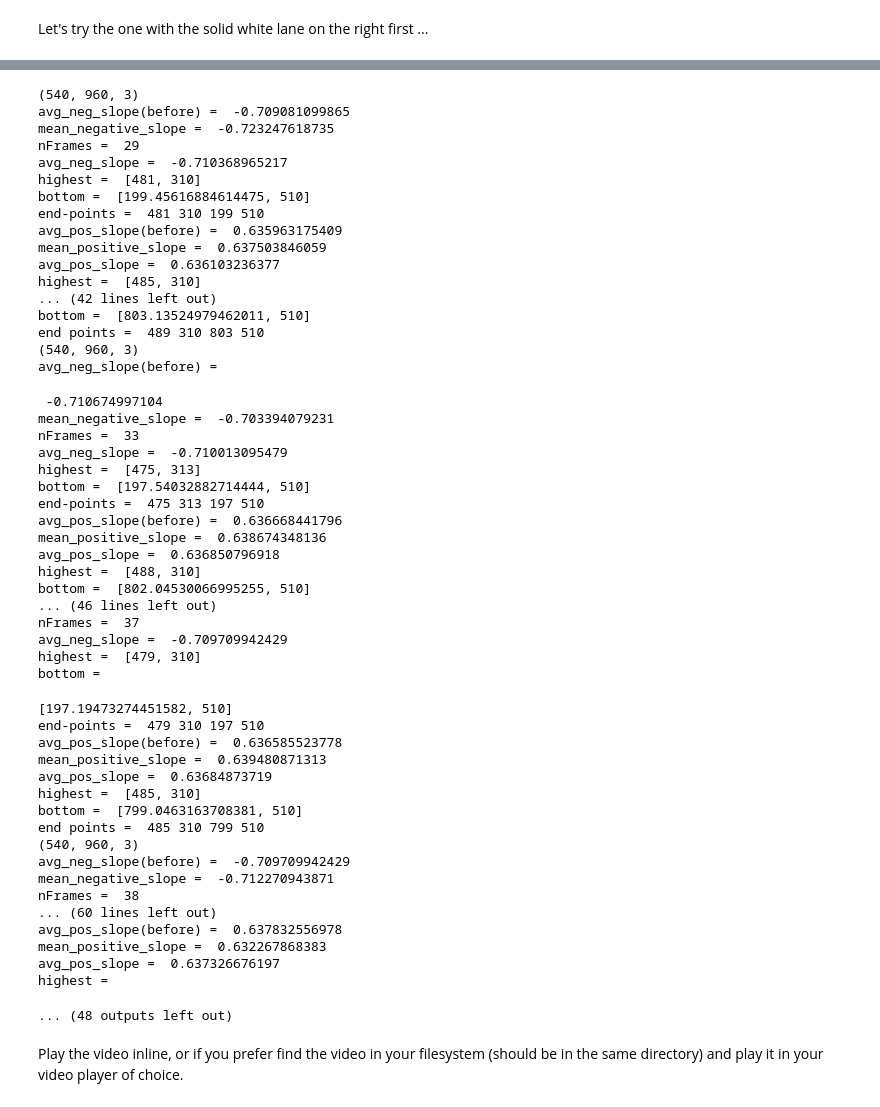
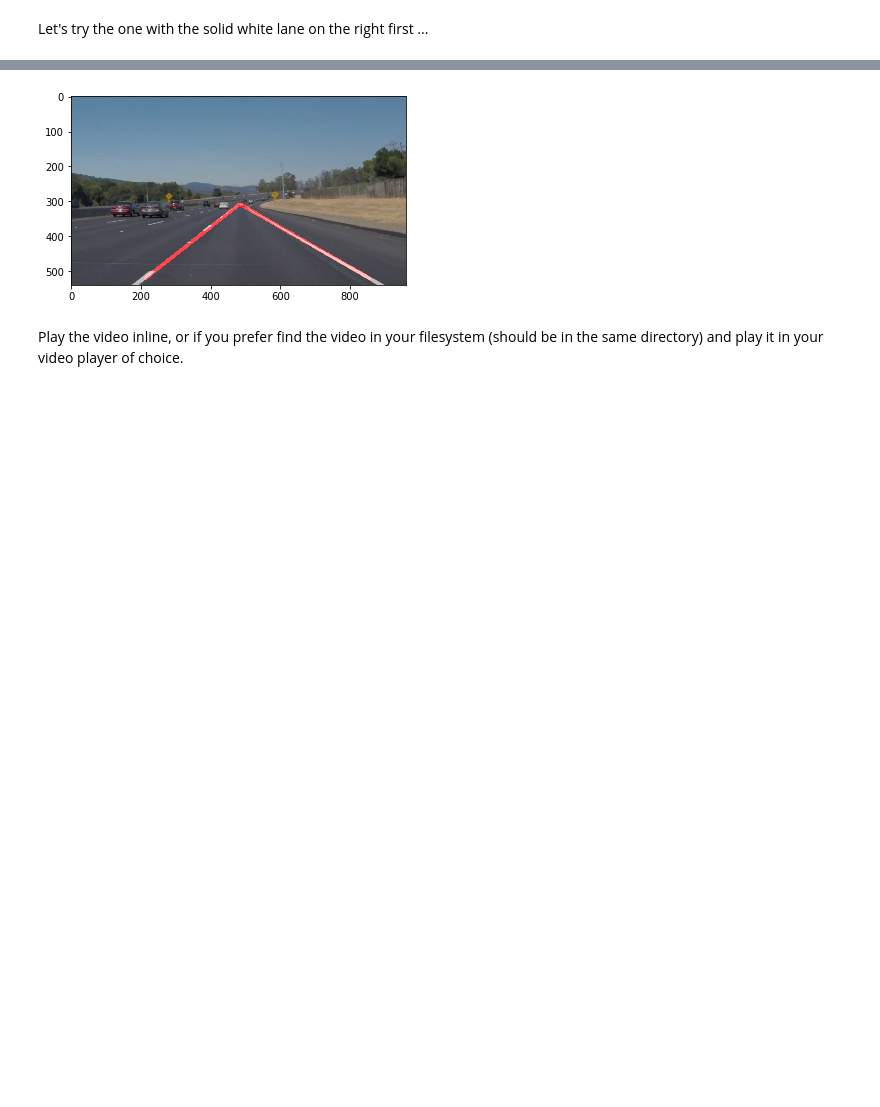
Before and after one commit to venkatvi/UdacitySelfDrivingCarNanoDegree, a Jupyter notebook: Py/Proj1_FindingLanes/P1/P1.ipynb, the cells around one changed output, grey strips where cells are left out. Cells and saved outputs as stored; diff of their text form; code cells hidden in the pictures; blank space fills up the shorter version.

```diff
--- a/Py/Proj1_FindingLanes/P1/P1.ipynb
+++ b/Py/Proj1_FindingLanes/P1/P1.ipynb
@@ -315,6 +302,9 @@ Try tuning the various parameters, especially the low and high Canny thresholds
 # TODO: Build your pipeline that will draw lane lines on the test_images
 # then save them to the test_images directory.
 i = 0
+avg_neg_slope = 0
+avg_pos_slope = 0
+nFrames = 0
 for file in file_list:
 
     img = load_image(src_folder, file)
@@ -441,7 +444,9 @@ def process_image(image):
 Let's try the one with the solid white lane on the right first ...
 # %%
 nFrames = 0
-white_output = 'test_videos/modified_solidWhiteRight.mp4'
+avg_neg_slope=0
+avg_pos_slope=0
+white_output = 'test_videos_output/modified_solidWhiteRight.mp4'
 ## To speed up the testing process you may want to try your pipeline on a shorter subclip of the video
 ## To do so add .subclip(start_second,end_second) to the end of the line below
 ## Where start_second and end_second are integer values representing the start and end of the subclip
@@ -603,55 +466,4 @@ end points =  483 310 797 510
-(540, 960, 3)
-avg_neg_slope(before) =  -0.709081099865
-mean_negative_slope =  -0.723247618735
-nFrames =  29
-avg_neg_slope =  -0.710368965217
-highest =  [481, 310]
-bottom =  [199.45616884614475, 510]
-end-points =  481 310 199 510
-avg_pos_slope(before) =  0.635963175409
-mean_positive_slope =  0.637503846059
-avg_pos_slope =  0.636103236377
-highest =  [485, 310]
-... (42 lines left out)
-bottom =  [803.13524979462011, 510]
-end points =  489 310 803 510
-(540, 960, 3)
-avg_neg_slope(before) =
- -0.710674997104
-mean_negative_slope =  -0.703394079231
-nFrames =  33
-avg_neg_slope =  -0.710013095479
-highest =  [475, 313]
-bottom =  [197.54032882714444, 510]
-end-points =  475 313 197 510
-avg_pos_slope(before) =  0.636668441796
-mean_positive_slope =  0.638674348136
-avg_pos_slope =  0.636850796918
-highest =  [488, 310]
-bottom =  [802.04530066995255, 510]
-... (46 lines left out)
-nFrames =  37
-avg_neg_slope =  -0.709709942429
-highest =  [479, 310]
-bottom =
-[197.19473274451582, 510]
-end-points =  479 310 197 510
-avg_pos_slope(before) =  0.636585523778
-mean_positive_slope =  0.639480871313
-avg_pos_slope =  0.63684873719
-highest =  [485, 310]
-bottom =  [799.0463163708381, 510]
-end points =  485 310 799 510
-(540, 960, 3)
-avg_neg_slope(before) =  -0.709709942429
-mean_negative_slope =  -0.712270943871
-nFrames =  38
-... (60 lines left out)
-avg_pos_slope(before) =  0.637832556978
-mean_positive_slope =  0.632267868383
-avg_pos_slope =  0.637326676197
-highest =
-... (48 outputs left out)
+[figure, added]
 # %% [markdown]
 Play the video inline, or if you prefer find the video in your filesystem (should be in the same directory) and play it in your video player of choice.
 # %%
```
Also changed, not shown: parts of 5 cells of this notebook, 10 other files.
